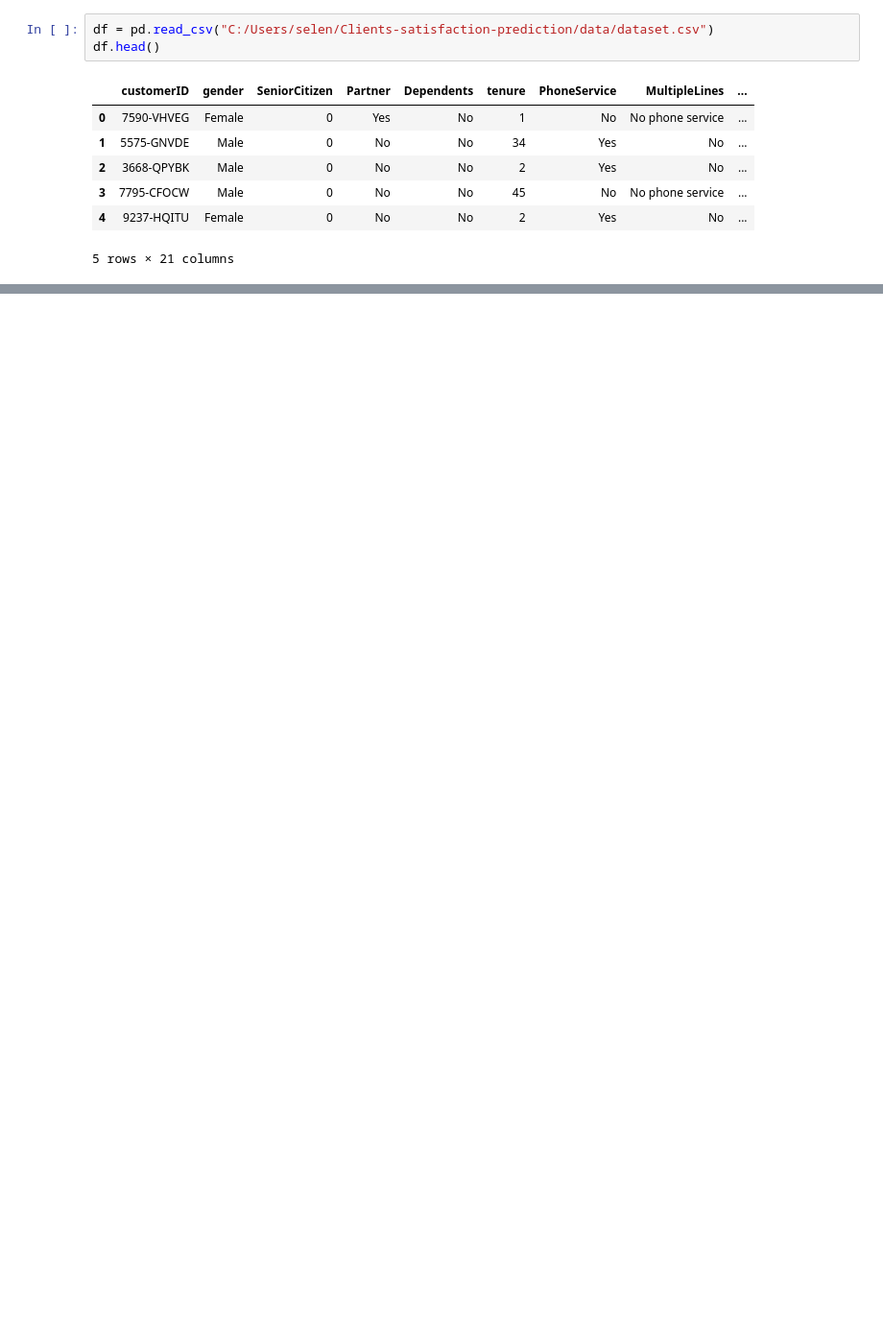
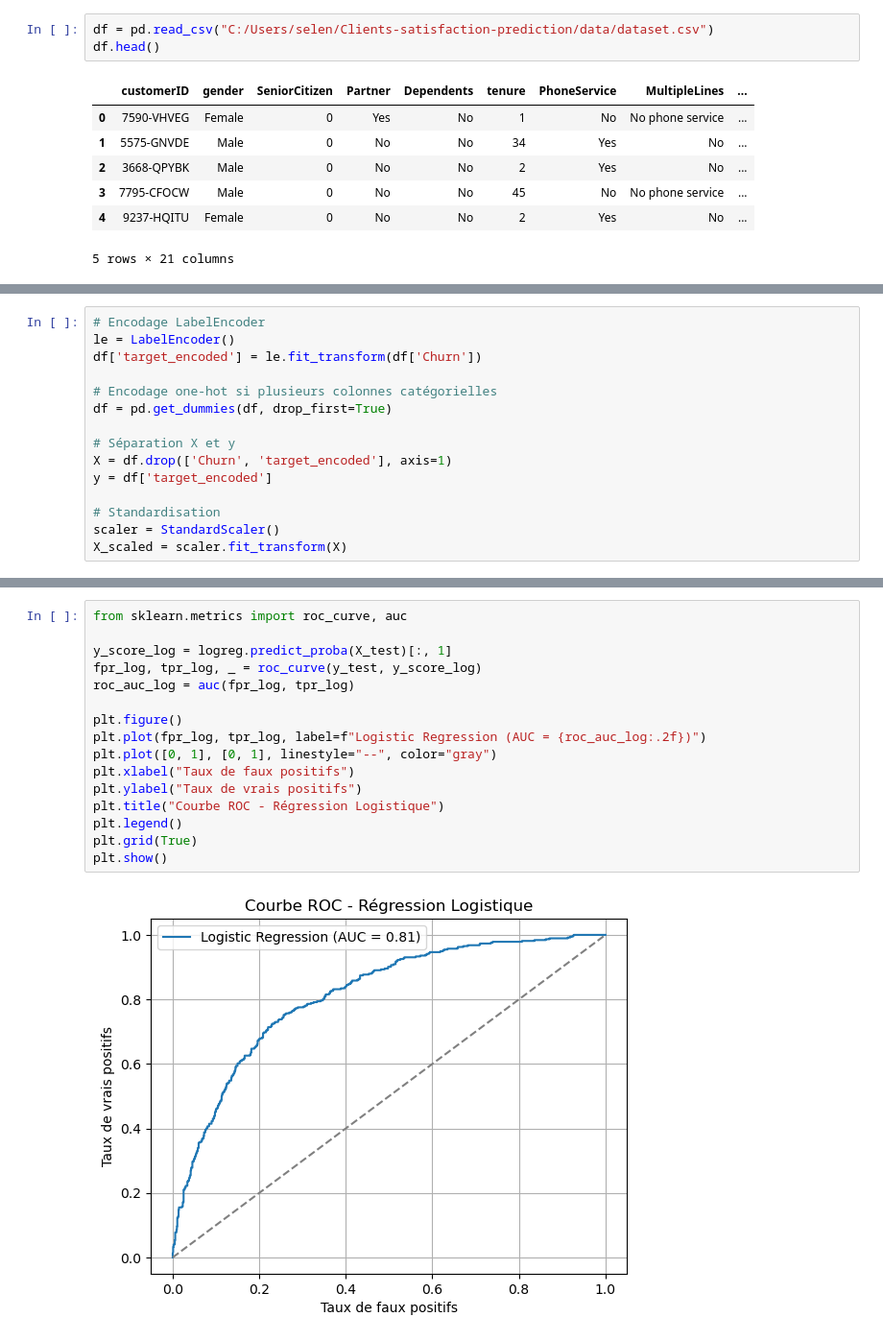
Before and after one commit to selenaiskounen/Clients-satisfaction-prediction, a Jupyter notebook: notebook/Notebook.ipynb, the cells around one changed output, grey strips where cells are left out. Shown: that part at 96% size. Saved outputs shown, nothing was run; the diff lists cells and outputs as text; blank space fills up the shorter version.

```diff
--- a/notebook/Notebook.ipynb
+++ b/notebook/Notebook.ipynb
@@ -15,0 +52,15 @@ df.head()
+# %%
+# Encodage LabelEncoder
+le = LabelEncoder()
+df['target_encoded'] = le.fit_transform(df['Churn'])
+
+# Encodage one-hot si plusieurs colonnes catégorielles
+df = pd.get_dummies(df, drop_first=True)
+
+# Séparation X et y
+X = df.drop(['Churn', 'target_encoded'], axis=1)
+y = df['target_encoded']
+
+# Standardisation
+scaler = StandardScaler()
+X_scaled = scaler.fit_transform(X)
@@ -15,0 +114,18 @@ df.head()
+# %%
+from sklearn.metrics import roc_curve, auc
+
+y_score_log = logreg.predict_proba(X_test)[:, 1]
+fpr_log, tpr_log, _ = roc_curve(y_test, y_score_log)
+roc_auc_log = auc(fpr_log, tpr_log)
+
+plt.figure()
+plt.plot(fpr_log, tpr_log, label=f"Logistic Regression (AUC = {roc_auc_log:.2f})")
+plt.plot([0, 1], [0, 1], linestyle="--", color="gray")
+plt.xlabel("Taux de faux positifs")
+plt.ylabel("Taux de vrais positifs")
+plt.title("Courbe ROC - Régression Logistique")
+plt.legend()
+plt.grid(True)
+plt.show()
+# %% [output]
+[figure, added]
```
Also changed, not shown: parts of 9 cells of this notebook.
